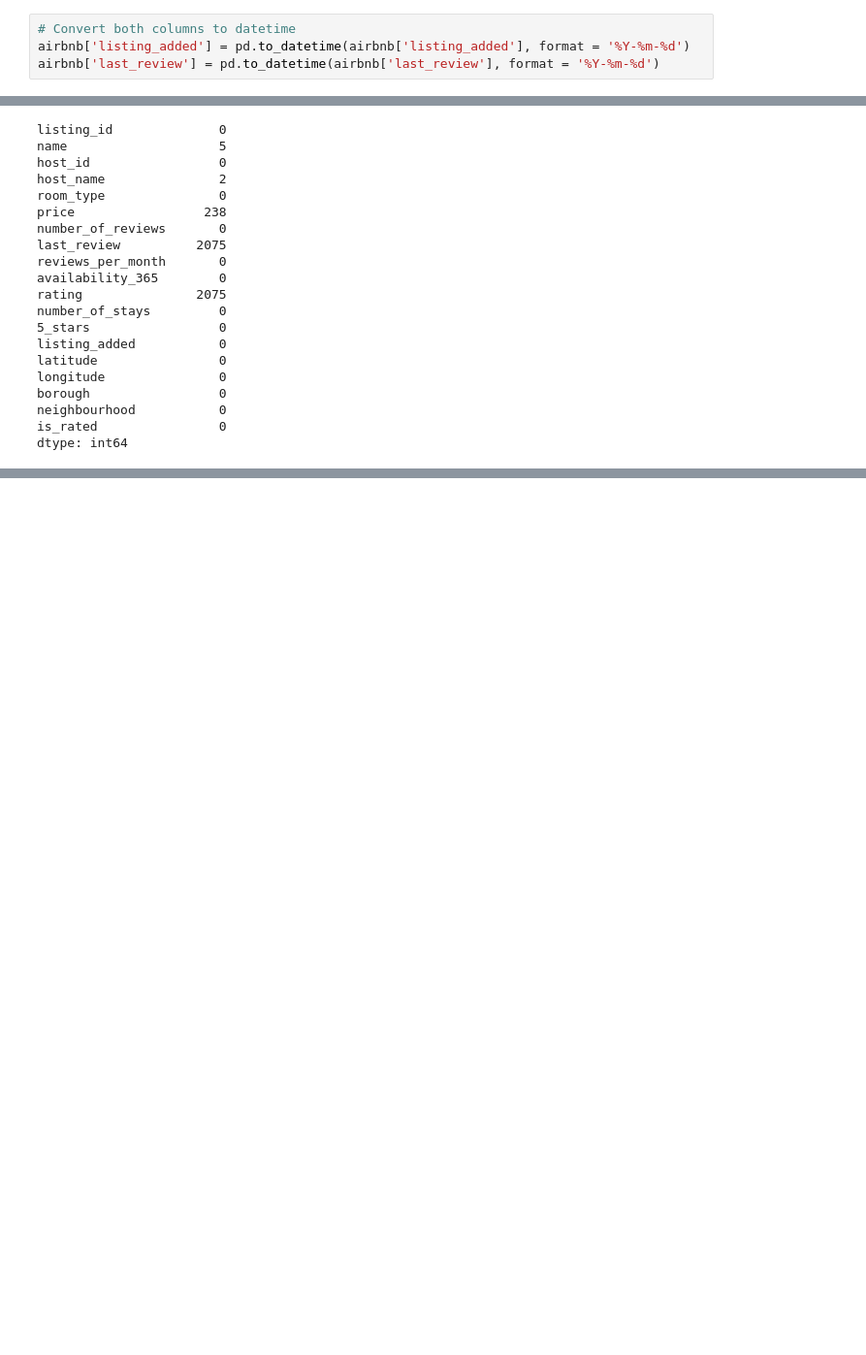
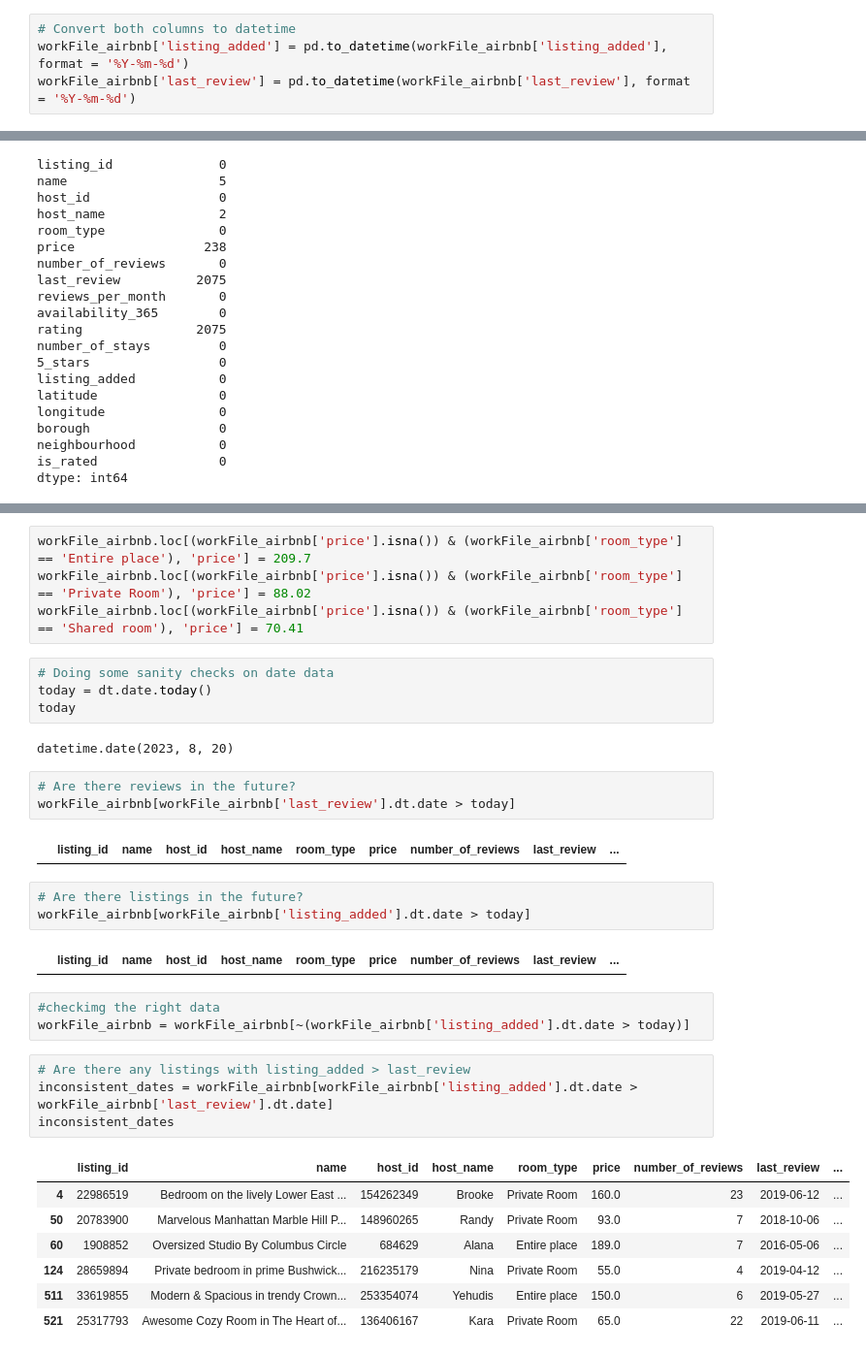
Before and after one commit to Karthick823/Outlier-detection, a Jupyter notebook: Outlier detection.ipynb, the cells around one changed output, grey strips where cells are left out. Shown at 97% size. Cells and saved outputs as stored; diff of their text form; blank space fills up the shorter version.

```diff
--- a/Outlier detection.ipynb
+++ b/Outlier detection.ipynb
@@ -486,7 +484,7 @@ airbnb[['listing_added', 'last_review']].head()
 | 4 | 2020-10-23 | 2019-06-12 |
 # %%
 # Convert both columns to datetime
-airbnb['listing_added'] = pd.to_datetime(airbnb['listing_added'], format = '%Y-%m-%d')
-airbnb['last_review'] = pd.to_datetime(airbnb['last_review'], format = '%Y-%m-%d')
+workFile_airbnb['listing_added'] = pd.to_datetime(workFile_airbnb['listing_added'], format = '%Y-%m-%d')
+workFile_airbnb['last_review'] = pd.to_datetime(workFile_airbnb['last_review'], format = '%Y-%m-%d')
 # %%
 # Print header and datatypes of both columns again
@@ -678,0 +685,35 @@ dtype: int64
+# %%
+workFile_airbnb.loc[(workFile_airbnb['price'].isna()) & (workFile_airbnb['room_type'] == 'Entire place'), 'price'] = 209.7
+workFile_airbnb.loc[(workFile_airbnb['price'].isna()) & (workFile_airbnb['room_type'] == 'Private Room'), 'price'] = 88.02
+workFile_airbnb.loc[(workFile_airbnb['price'].isna()) & (workFile_airbnb['room_type'] == 'Shared room'), 'price'] = 70.41
+# %%
+# Doing some sanity checks on date data
+today = dt.date.today()
+today
+# %% [output]
+datetime.date(2023, 8, 20)
+# %%
+# Are there reviews in the future?
+workFile_airbnb[workFile_airbnb['last_review'].dt.date > today]
+# %% [output]
+|  | listing_id | name | host_id | host_name | room_type | price | number_of_reviews | last_review | ... |
+# %%
+# Are there listings in the future?
+workFile_airbnb[workFile_airbnb['listing_added'].dt.date > today]
+# %% [output]
+|  | listing_id | name | host_id | host_name | room_type | price | number_of_reviews | last_review | ... |
+# %%
+#checkimg the right data
+workFile_airbnb = workFile_airbnb[~(workFile_airbnb['listing_added'].dt.date > today)]
+# %%
+# Are there any listings with listing_added > last_review
+inconsistent_dates = workFile_airbnb[workFile_airbnb['listing_added'].dt.date > workFile_airbnb['last_review'].dt.date]
+inconsistent_dates
+# %% [output]
+|  | listing_id | name | host_id | host_name | room_type | price | number_of_reviews | last_review | ... |
+| 4 | 22986519 | Bedroom on the lively Lower East ... | 154262349 | Brooke | Private Room | 160.0 | 23 | 2019-06-12 | ... |
+| 50 | 20783900 | Marvelous Manhattan Marble Hill P... | 148960265 | Randy | Private Room | 93.0 | 7 | 2018-10-06 | ... |
+| 60 | 1908852 | Oversized Studio By Columbus Circle | 684629 | Alana | Entire place | 189.0 | 7 | 2016-05-06 | ... |
+| 124 | 28659894 | Private bedroom in prime Bushwick... | 216235179 | Nina | Private Room | 55.0 | 4 | 2019-04-12 | ... |
+| 511 | 33619855 | Modern & Spacious in trendy Crown... | 253354074 | Yehudis | Entire place | 150.0 | 6 | 2019-05-27 | ... |
+| 521 | 25317793 | Awesome Cozy Room in The Heart of... | 136406167 | Kara | Private Room | 65.0 | 22 | 2019-06-11 | ... |
```
Also changed, not shown: parts of 8 cells of this notebook, 1 other file.
